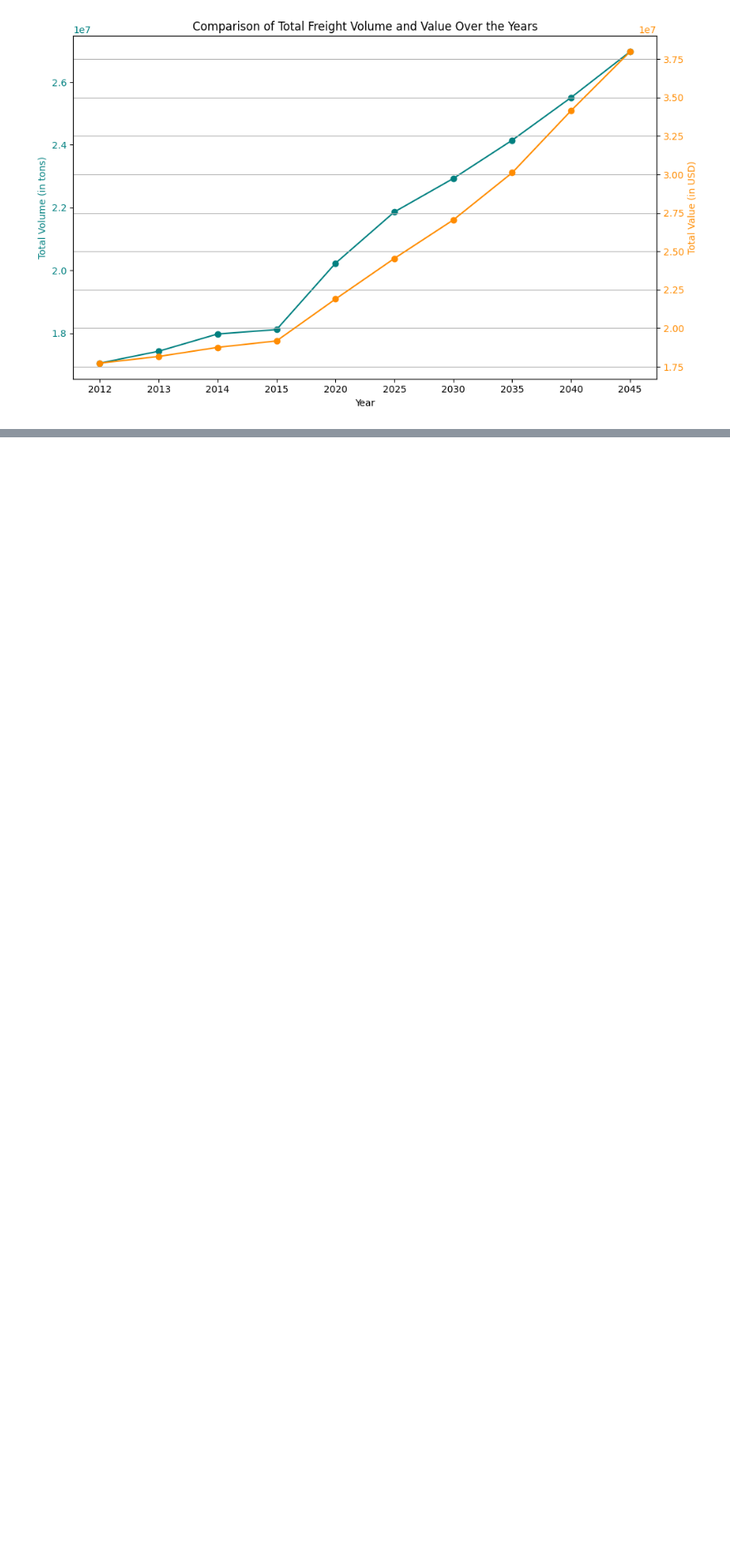
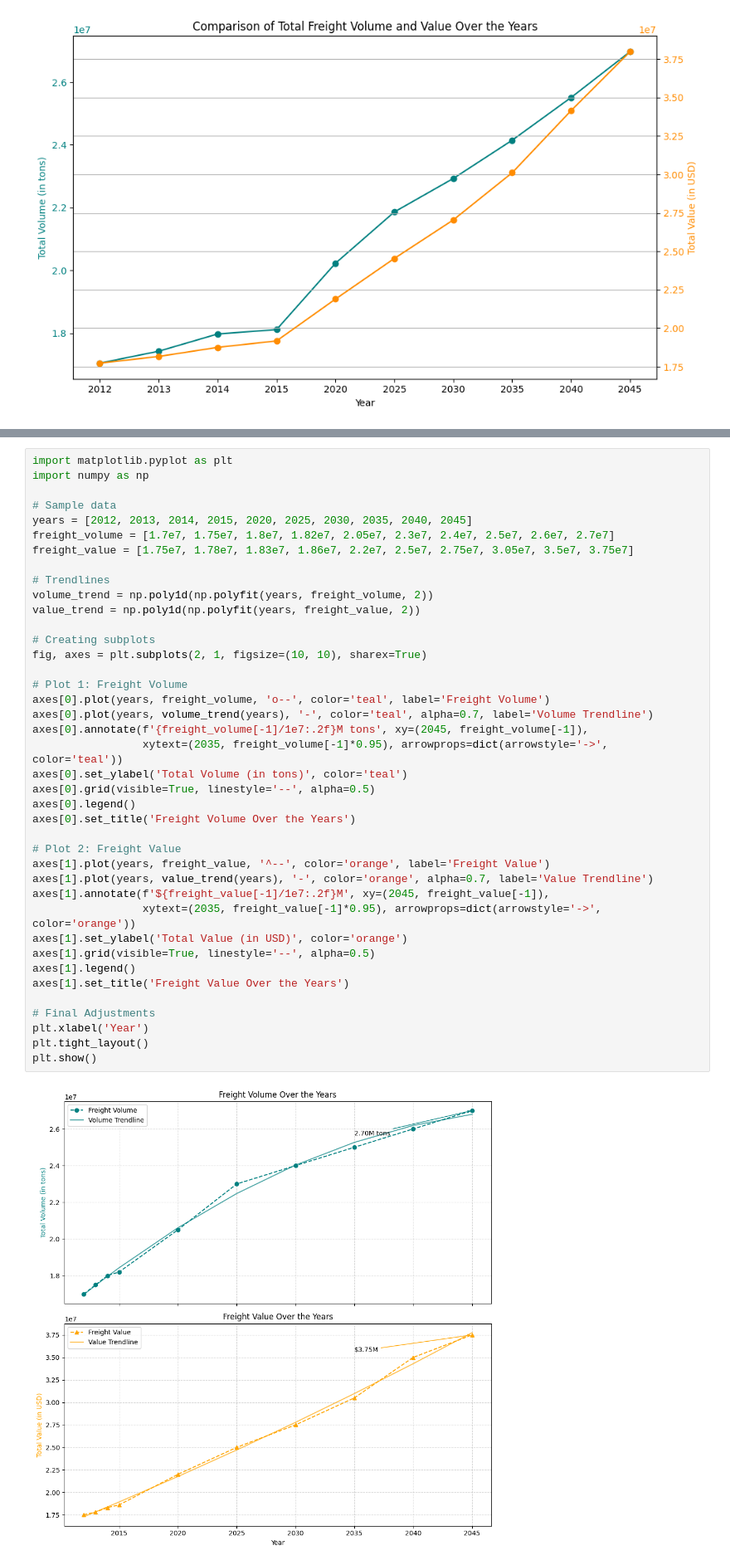
Before and after one commit to Om700-create/Freight_Analysis_Framework-, a Jupyter notebook: notebooks/01_eda.ipynb, the cells around one changed output, grey strips where cells are left out. Shown: that part at 83% size. Saved outputs shown, nothing was run; the diff lists cells and outputs as text; blank space fills up the shorter version.

```diff
--- a/notebooks/01_eda.ipynb
+++ b/notebooks/01_eda.ipynb
@@ -406,0 +488,42 @@ plt.show()
+# %%
+import matplotlib.pyplot as plt
+import numpy as np
+
+# Sample data
+years = [2012, 2013, 2014, 2015, 2020, 2025, 2030, 2035, 2040, 2045]
+freight_volume = [1.7e7, 1.75e7, 1.8e7, 1.82e7, 2.05e7, 2.3e7, 2.4e7, 2.5e7, 2.6e7, 2.7e7]
+freight_value = [1.75e7, 1.78e7, 1.83e7, 1.86e7, 2.2e7, 2.5e7, 2.75e7, 3.05e7, 3.5e7, 3.75e7]
+
+# Trendlines
+volume_trend = np.poly1d(np.polyfit(years, freight_volume, 2))
+value_trend = np.poly1d(np.polyfit(years, freight_value, 2))
+
+# Creating subplots
+fig, axes = plt.subplots(2, 1, figsize=(10, 10), sharex=True)
+
+# Plot 1: Freight Volume
+axes[0].plot(years, freight_volume, 'o--', color='teal', label='Freight Volume')
+axes[0].plot(years, volume_trend(years), '-', color='teal', alpha=0.7, label='Volume Trendline')
+axes[0].annotate(f'{freight_volume[-1]/1e7:.2f}M tons', xy=(2045, freight_volume[-1]),
+                 xytext=(2035, freight_volume[-1]*0.95), arrowprops=dict(arrowstyle='->', color='teal'))
+axes[0].set_ylabel('Total Volume (in tons)', color='teal')
+axes[0].grid(visible=True, linestyle='--', alpha=0.5)
+axes[0].legend()
+axes[0].set_title('Freight Volume Over the Years')
+
+# Plot 2: Freight Value
+axes[1].plot(years, freight_value, '^--', color='orange', label='Freight Value')
+axes[1].plot(years, value_trend(years), '-', color='orange', alpha=0.7, label='Value Trendline')
+axes[1].annotate(f'${freight_value[-1]/1e7:.2f}M', xy=(2045, freight_value[-1]),
+                 xytext=(2035, freight_value[-1]*0.95), arrowprops=dict(arrowstyle='->', color='orange'))
+axes[1].set_ylabel('Total Value (in USD)', color='orange')
+axes[1].grid(visible=True, linestyle='--', alpha=0.5)
+axes[1].legend()
+axes[1].set_title('Freight Value Over the Years')
+
+# Final Adjustments
+plt.xlabel('Year')
+plt.tight_layout()
+plt.show()
+# %% [output]
+[figure, added]
```
Also changed, not shown: parts of 5 cells of this notebook.
